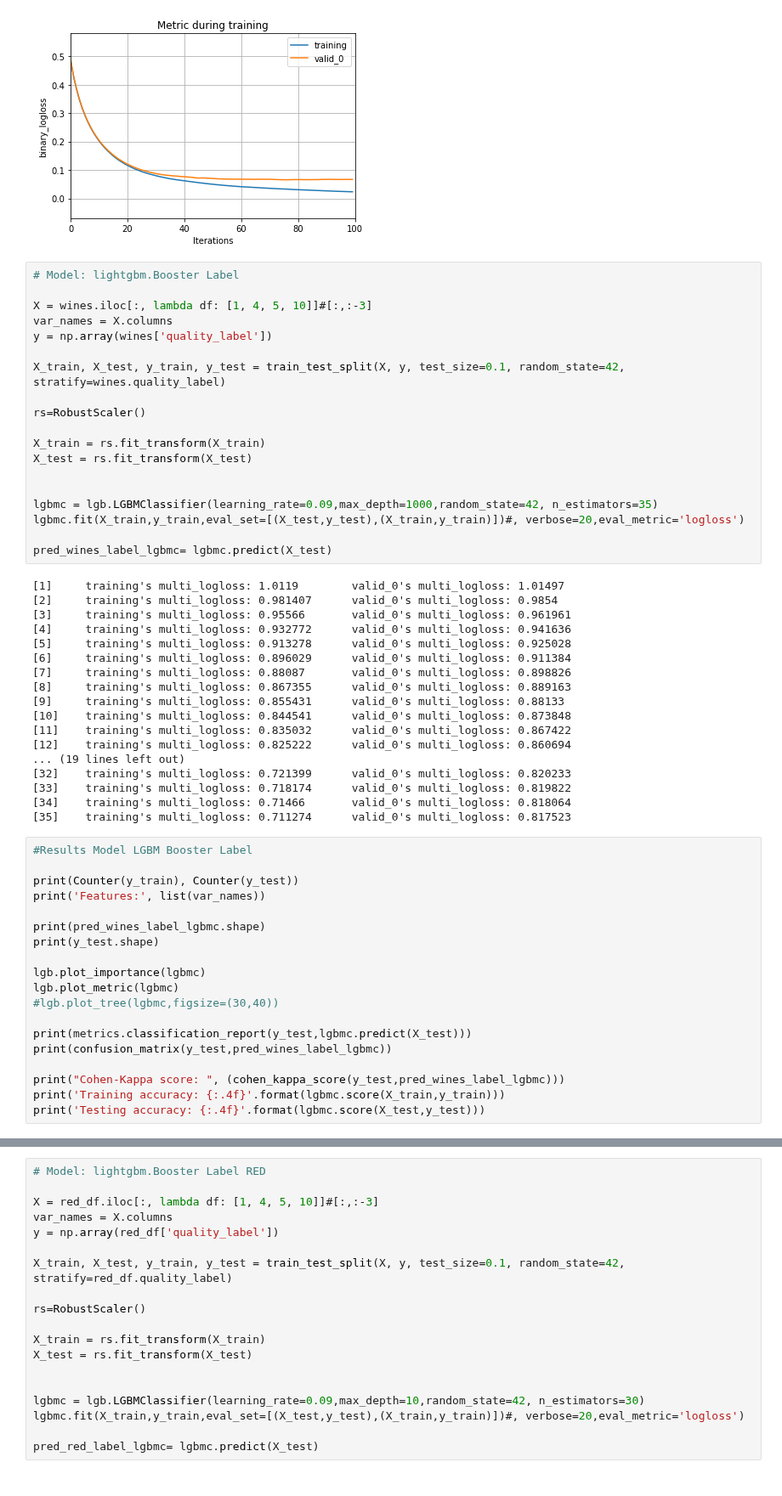
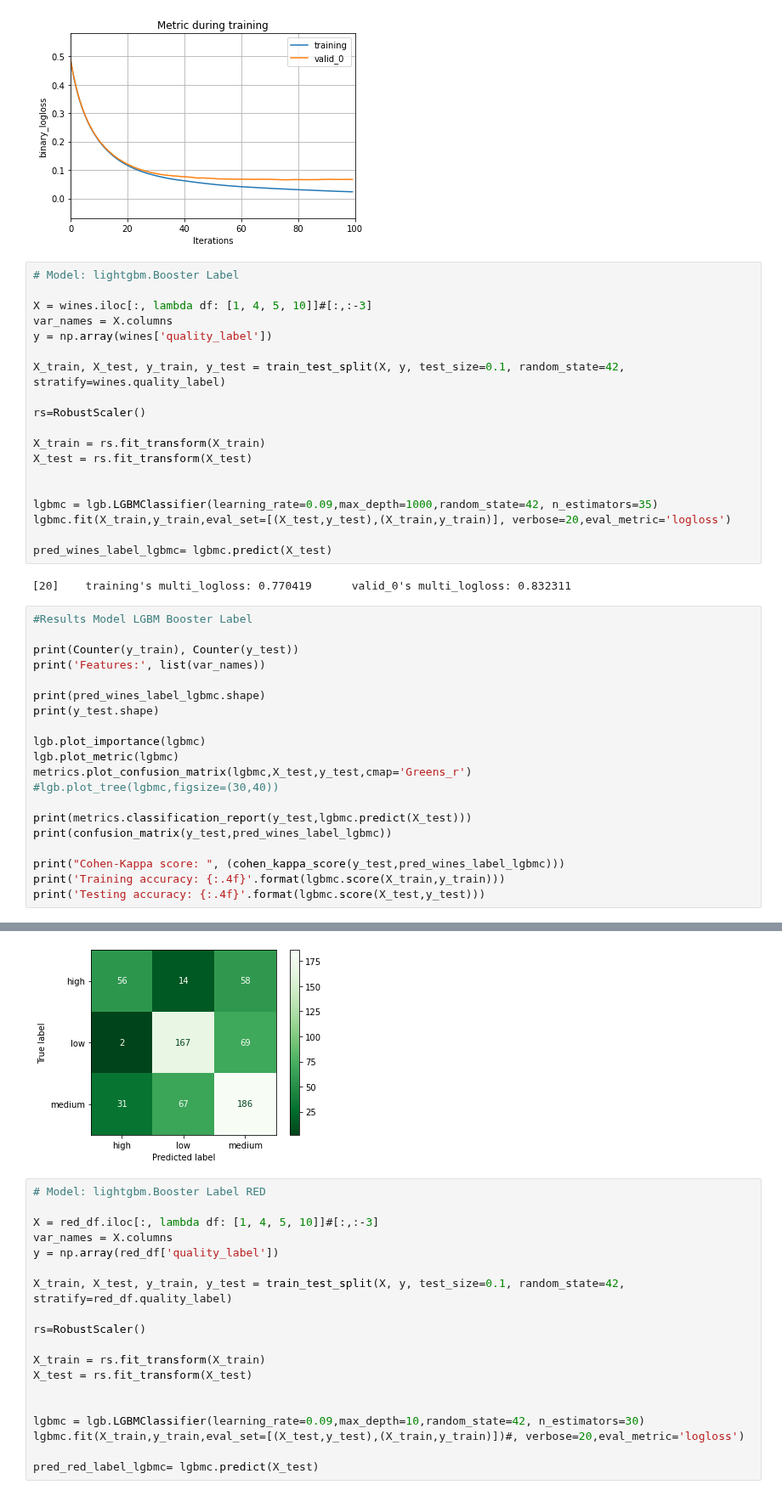
Before and after one commit to Jacopo-Spadon/Wine-not, a Jupyter notebook: Wine-not-ML.ipynb, the cells around one changed output, grey strips where cells are left out. Shown at 85% size. Cells and saved outputs as stored; diff of their text form.

Commit message:
Green Matrix

```diff
--- a/Wine-not-ML.ipynb
+++ b/Wine-not-ML.ipynb
@@ -895,27 +875,11 @@ X_test = rs.fit_transform(X_test)
 
 
 lgbmc = lgb.LGBMClassifier(learning_rate=0.09,max_depth=1000,random_state=42, n_estimators=35)
-lgbmc.fit(X_train,y_train,eval_set=[(X_test,y_test),(X_train,y_train)])#, verbose=20,eval_metric='logloss')
+lgbmc.fit(X_train,y_train,eval_set=[(X_test,y_test),(X_train,y_train)], verbose=20,eval_metric='logloss')
 
 pred_wines_label_lgbmc= lgbmc.predict(X_test)
 # %% [output]
-[1]     training's multi_logloss: 1.0119        valid_0's multi_logloss: 1.01497
-[2]     training's multi_logloss: 0.981407      valid_0's multi_logloss: 0.9854
-[3]     training's multi_logloss: 0.95566       valid_0's multi_logloss: 0.961961
-[4]     training's multi_logloss: 0.932772      valid_0's multi_logloss: 0.941636
-[5]     training's multi_logloss: 0.913278      valid_0's multi_logloss: 0.925028
-[6]     training's multi_logloss: 0.896029      valid_0's multi_logloss: 0.911384
-[7]     training's multi_logloss: 0.88087       valid_0's multi_logloss: 0.898826
-[8]     training's multi_logloss: 0.867355      valid_0's multi_logloss: 0.889163
-[9]     training's multi_logloss: 0.855431      valid_0's multi_logloss: 0.88133
-[10]    training's multi_logloss: 0.844541      valid_0's multi_logloss: 0.873848
-[11]    training's multi_logloss: 0.835032      valid_0's multi_logloss: 0.867422
-[12]    training's multi_logloss: 0.825222      valid_0's multi_logloss: 0.860694
-... (19 lines left out)
-[32]    training's multi_logloss: 0.721399      valid_0's multi_logloss: 0.820233
-[33]    training's multi_logloss: 0.718174      valid_0's multi_logloss: 0.819822
-[34]    training's multi_logloss: 0.71466       valid_0's multi_logloss: 0.818064
-[35]    training's multi_logloss: 0.711274      valid_0's multi_logloss: 0.817523
+[20]    training's multi_logloss: 0.770419      valid_0's multi_logloss: 0.832311
 # %%
 #Results Model LGBM Booster Label
 
@@ -927,37 +891,39 @@ print(y_test.shape)
 
 lgb.plot_importance(lgbmc)
 lgb.plot_metric(lgbmc)
+metrics.plot_confusion_matrix(lgbmc,X_test,y_test,cmap='Greens_r')
 #lgb.plot_tree(lgbmc,figsize=(30,40))
 
 print(metrics.classification_report(y_test,lgbmc.predict(X_test)))
 print(confusion_matrix(y_test,pred_wines_label_lgbmc))
 
 print("Cohen-Kappa score: ", (cohen_kappa_score(y_test,pred_wines_label_lgbmc)))
 print('Training accuracy: {:.4f}'.format(lgbmc.score(X_train,y_train)))
 print('Testing accuracy: {:.4f}'.format(lgbmc.score(X_test,y_test)))
 # %% [output]
 Counter({'medium': 2552, 'low': 2146, 'high': 1149}) Counter({'medium': 284, 'low': 238, 'high': 128})
 Features: ['volatile acidity', 'chlorides', 'free sulfur dioxide', 'alcohol']
 (650,)
 (650,)
               precision    recall  f1-score   support
 
         high       0.63      0.44      0.52       128
          low       0.67      0.70      0.69       238
       medium       0.59      0.65      0.62       284
 
     accuracy                           0.63       650
    macro avg       0.63      0.60      0.61       650
 weighted avg       0.63      0.63      0.63       650
 
 [[ 56  14  58]
  [  2 167  69]
  [ 31  67 186]]
 Cohen-Kappa score:  0.40480713699504545
 Training accuracy: 0.6937
 Testing accuracy: 0.6292
 [figure]
 [figure]
+[figure, added]
 # %%
 # Model: lightgbm.Booster Label RED
 
```
Also changed, not shown: parts of 4 cells of this notebook.
